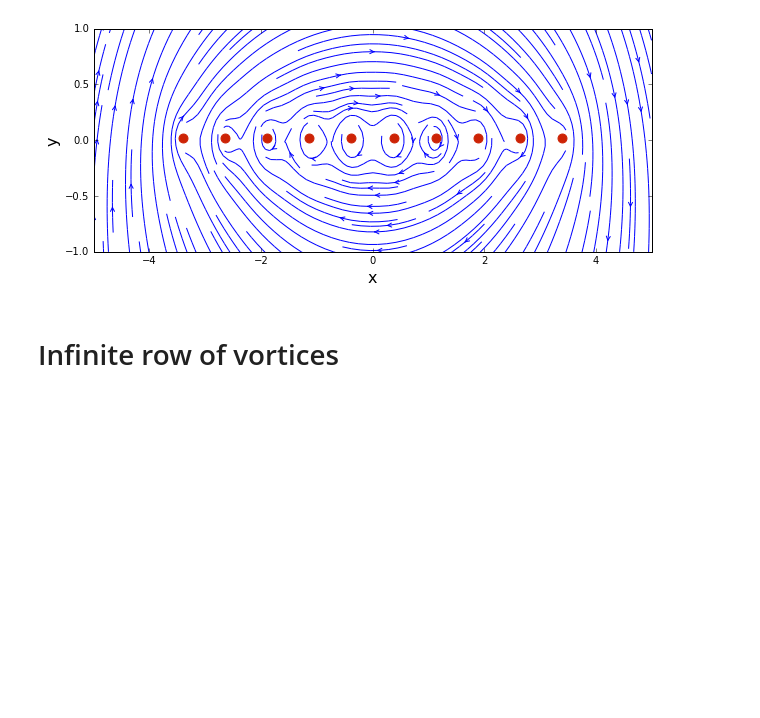
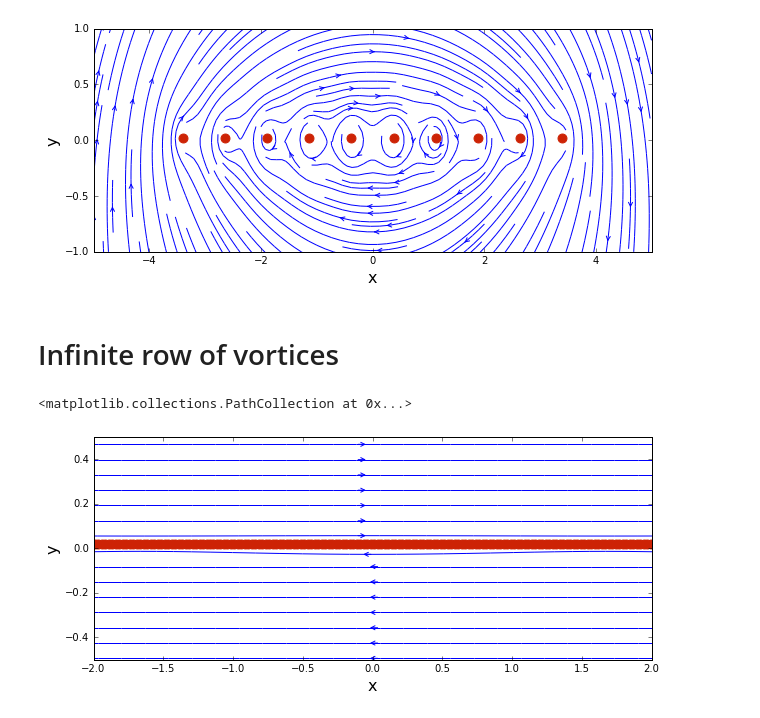
Before and after one commit to alexabaumer/MAE6226, a Jupyter notebook: Baumer_lesson05.ipynb, the cells around one changed output. Saved outputs shown, nothing was run; the diff lists cells and outputs as text; code cells hidden in the pictures; blank space fills up the shorter version.

```diff
--- a/Baumer_lesson05.ipynb
+++ b/Baumer_lesson05.ipynb
@@ -136,0 +120,15 @@ u_infVor, v_infVor = getVel_vortex_inf(strength)
+# %%
+#add more vortices, extend domain beyond plot
+
+x_start2, x_end2 = -50.0, 50.0
+y_start, y_end = -2.0, 2.0
+x = numpy.linspace(x_start, x_end, N)
+y = numpy.linspace(y_start, y_end, N)
+X, Y = numpy.meshgrid(x,y)
+# %%
+gamma = 5.0 #strength of vortex
+n2 = 400 #number of vortices
+
+x_vortices2 = numpy.linspace(x_start, x_end, n2) #x location of vortices
+y_vortices2 = numpy.linspace(0.02, 0.02, n2)
+strength_vortex2 = gamma*numpy.ones((n2)) #strength of vortics\es
@@ -136,0 +138,19 @@ u_infVor, v_infVor = getVel_vortex_inf(strength)
+# %%
+#use equations given at the end of lesson five for u,v
+
+a = x_vortices2[1] - x_vortices2[0]
+c = 2*math.pi / a
+u_inf2 = (gamma/(2*a)) * ((numpy.sinh(c*Y))/(numpy.cosh(c*Y) - numpy.cos(c*X)))
+v_inf2 = (-gamma/(2*a)) * ((numpy.sin(c*X))/(numpy.cosh(c*Y) - numpy.cos(c*X)))
+# %%
+size = 10
+pyplot.figure(figsize=(size, (y_end - y_start)/(x_end - x_start)*size))
+pyplot.xlabel('x', fontsize = 16)
+pyplot.ylabel('y', fontsize = 16)
+pyplot.xlim(-2, 2)
+pyplot.ylim(-0.5, 0.5)
+pyplot.streamplot(X, Y, u_inf2, v_inf2, density=2, linewidth=1, arrowsize=1, arrowstyle='->')
+pyplot.scatter(x_vortices2, y_vortices2, color='#CD2305', s=80, marker='o')
+# %% [output]
+<matplotlib.collections.PathCollection at 0x...>
+[figure, added]
```
Also changed, not shown: parts of 3 cells of this notebook.
